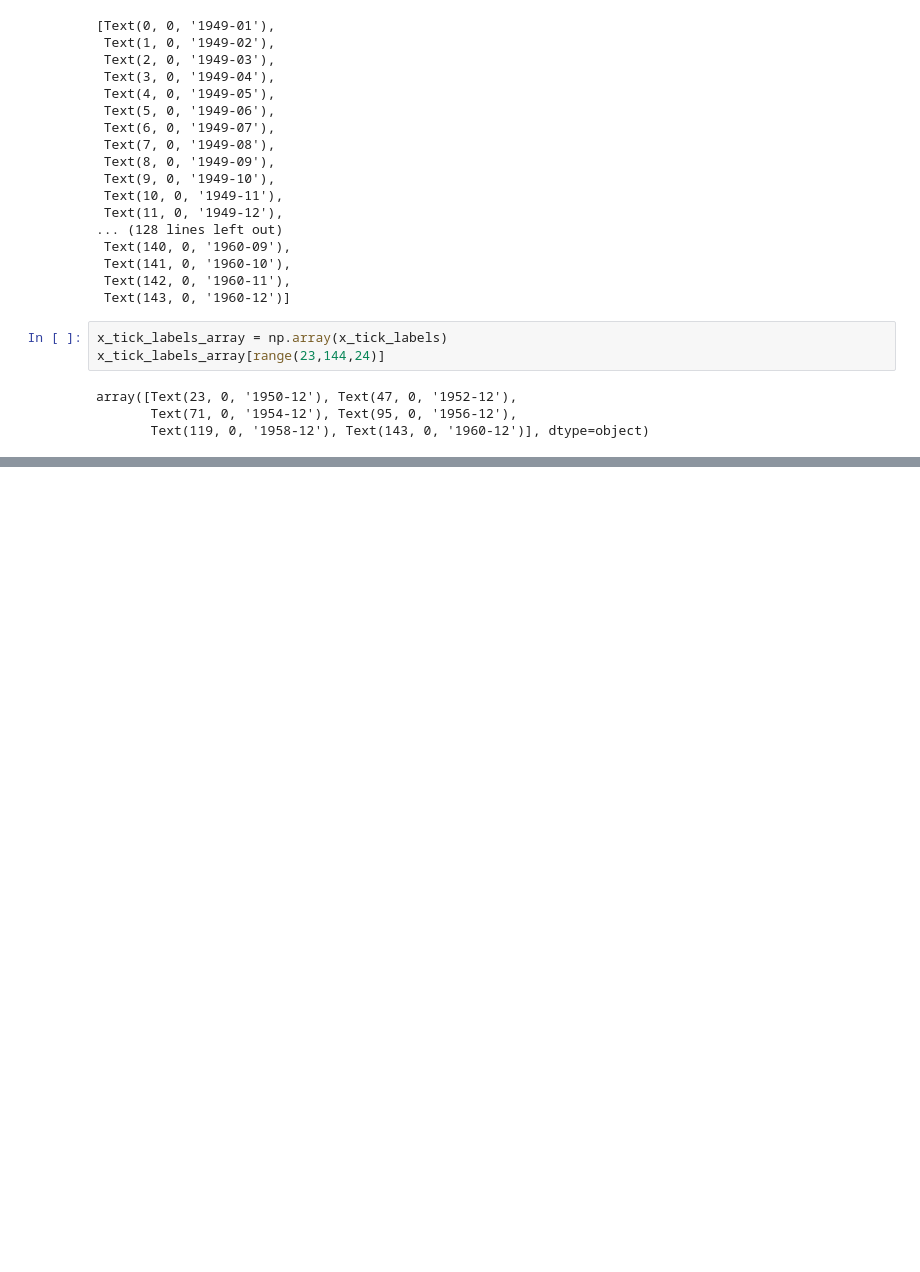
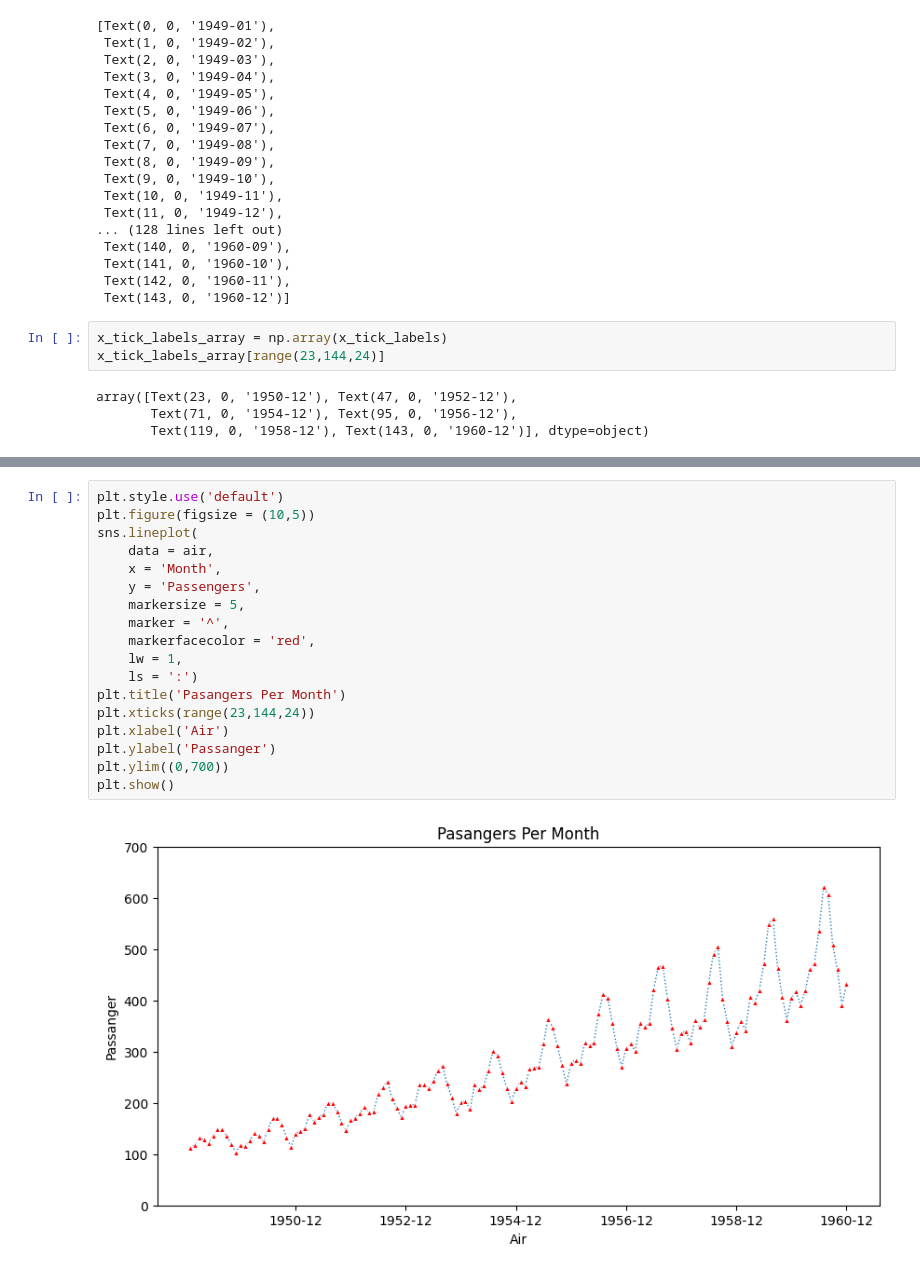
Before and after one commit to Rushank14/Python-Notebooks, a Jupyter notebook: notebooks/visualisation.ipynb, the cells around one changed output, grey strips where cells are left out. Cells and saved outputs as stored; diff of their text form; blank space fills up the shorter version.

```diff
--- a/notebooks/visualisation.ipynb
+++ b/notebooks/visualisation.ipynb
@@ -217,0 +230,20 @@ plt.show()
+# %%
+plt.style.use('default')
+plt.figure(figsize = (10,5))
+sns.lineplot(
+    data = air,
+    x = 'Month',
+    y = 'Passengers',
+    markersize = 5,
+    marker = '^',
+    markerfacecolor = 'red',
+    lw = 1,
+    ls = ':')
+plt.title('Pasangers Per Month')
+plt.xticks(range(23,144,24))
+plt.xlabel('Air')
+plt.ylabel('Passanger')
+plt.ylim((0,700))
+plt.show()
+# %% [output]
+[figure, added]
```
Also changed, not shown: parts of 2 cells of this notebook, 3 other files.
